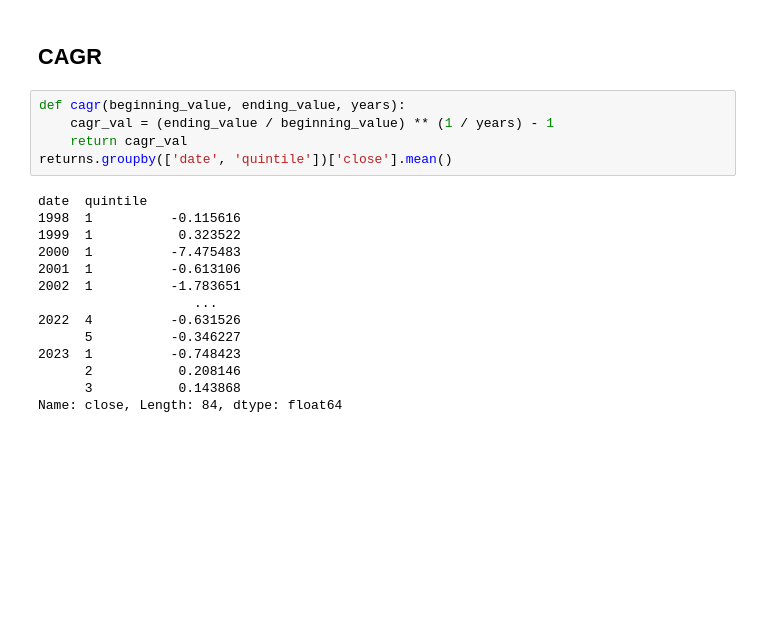
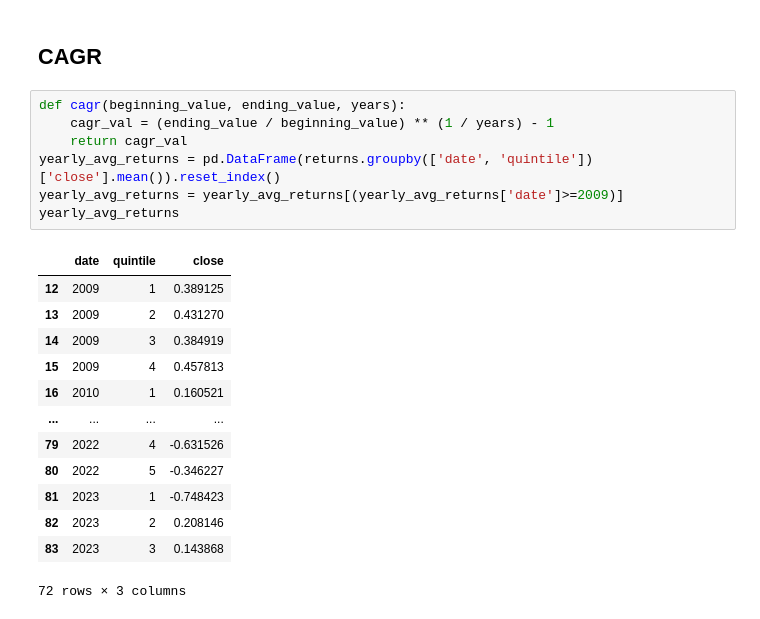
Before and after one commit to alisonands/Case-Study-A-data-driven-investment-analysis, a Jupyter notebook: data_gathering/analysis_opcash_to_capex.ipynb, the cells around one changed output. Cells and saved outputs as stored; diff of their text form; blank space fills up the shorter version.

```diff
--- a/data_gathering/analysis_opcash_to_capex.ipynb
+++ b/data_gathering/analysis_opcash_to_capex.ipynb
@@ -158,19 +159,21 @@ returns['close'].mean()
 # %%
 def cagr(beginning_value, ending_value, years):
     cagr_val = (ending_value / beginning_value) ** (1 / years) - 1
     return cagr_val
-returns.groupby(['date', 'quintile'])['close'].mean()
+yearly_avg_returns = pd.DataFrame(returns.groupby(['date', 'quintile'])['close'].mean()).reset_index()
+yearly_avg_returns = yearly_avg_returns[(yearly_avg_returns['date']>=2009)]
+yearly_avg_returns
 # %% [output]
+|  | date | quintile | close |
+| 12 | 2009 | 1 | 0.389125 |
+| 13 | 2009 | 2 | 0.431270 |
+| 14 | 2009 | 3 | 0.384919 |
+| 15 | 2009 | 4 | 0.457813 |
+| 16 | 2010 | 1 | 0.160521 |
+| ... | ... | ... | ... |
+| 79 | 2022 | 4 | -0.631526 |
+| 80 | 2022 | 5 | -0.346227 |
+| 81 | 2023 | 1 | -0.748423 |
+| 82 | 2023 | 2 | 0.208146 |
+| 83 | 2023 | 3 | 0.143868 |
-date  quintile
-1998  1          -0.115616
-1999  1           0.323522
-2000  1          -7.475483
-2001  1          -0.613106
-2002  1          -1.783651
-                    ...
-2022  4          -0.631526
-      5          -0.346227
-2023  1          -0.748423
-      2           0.208146
-      3           0.143868
-Name: close, Length: 84, dtype: float64
+72 rows × 3 columns
```
Also changed, not shown: parts of 4 cells of this notebook, 3 other files.
